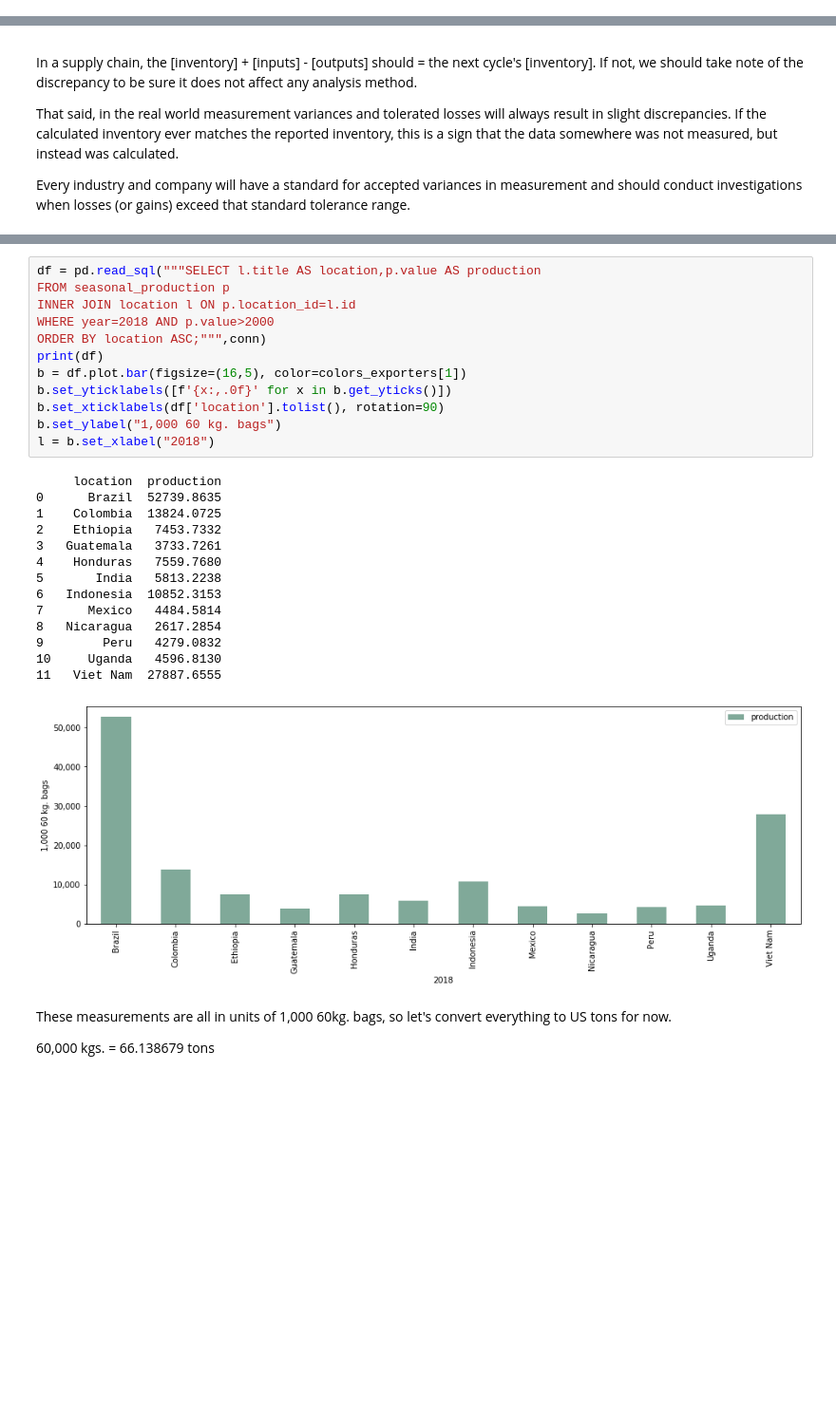
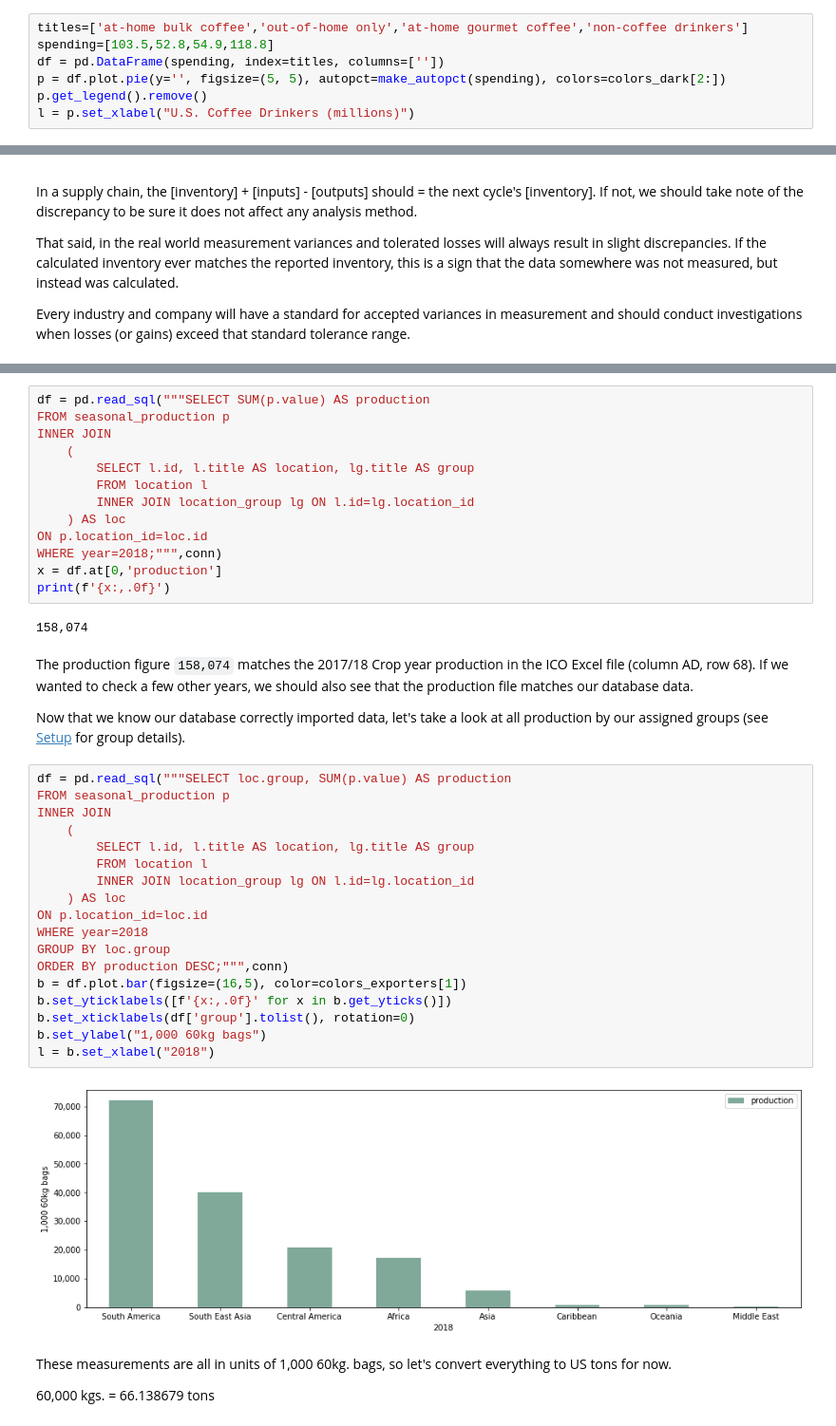
Before and after one commit to seanbhart/coffee, a Jupyter notebook: notebooks/coffee.ipynb, the cells around one changed output, grey strips where cells are left out. Shown at 95% size. Drawn from its saved outputs; the diff is of its cells as text; blank space fills up the shorter version.

Commit message:
Added some pitch slide data & added exporter inventory calculation check

```diff
--- a/notebooks/coffee.ipynb
+++ b/notebooks/coffee.ipynb
@@ -43,0 +74,7 @@ colors_importers = colors_dark[:1] + colors_dark[2:]
+# %%
+titles=['at-home bulk coffee','out-of-home only','at-home gourmet coffee','non-coffee drinkers']
+spending=[103.5,52.8,54.9,118.8]
+df = pd.DataFrame(spending, index=titles, columns=[''])
+p = df.plot.pie(y='', figsize=(5, 5), autopct=make_autopct(spending), colors=colors_dark[2:])
+p.get_legend().remove()
+l = p.set_xlabel("U.S. Coffee Drinkers (millions)")
@@ -56,30 +103,42 @@ Let's first examine the top coffee producing countries and regions to understand
+# %%
+df = pd.read_sql("""SELECT SUM(p.value) AS production
+FROM seasonal_production p
+INNER JOIN
+    (
+        SELECT l.id, l.title AS location, lg.title AS group
+        FROM location l
+        INNER JOIN location_group lg ON l.id=lg.location_id
+    ) AS loc
+ON p.location_id=loc.id
+WHERE year=2018;""",conn)
+x = df.at[0,'production']
+print(f'{x:,.0f}')
+# %% [output]
+158,074
+# %% [markdown]
+The production figure `158,074` matches the 2017/18 Crop year production in the ICO Excel file (column AD, row 68).  If we wanted to check a few other years, we should also see that the production file matches our database data.
+
+Now that we know our database correctly imported data, let's take a look at all production by our assigned groups (see [Setup](setup.ipynb) for group details).
 # %%
-df = pd.read_sql("""SELECT l.title AS location,p.value AS production
+df = pd.read_sql("""SELECT loc.group, SUM(p.value) AS production
 FROM seasonal_production p
-INNER JOIN location l ON p.location_id=l.id
-WHERE year=2018 AND p.value>2000
-ORDER BY location ASC;""",conn)
-print(df)
+INNER JOIN
+    (
+        SELECT l.id, l.title AS location, lg.title AS group
+        FROM location l
+        INNER JOIN location_group lg ON l.id=lg.location_id
+    ) AS loc
+ON p.location_id=loc.id
+WHERE year=2018
+GROUP BY loc.group
+ORDER BY production DESC;""",conn)
 b = df.plot.bar(figsize=(16,5), color=colors_exporters[1])
 b.set_yticklabels([f'{x:,.0f}' for x in b.get_yticks()])
-b.set_xticklabels(df['location'].tolist(), rotation=90)
-b.set_ylabel("1,000 60 kg. bags")
+b.set_xticklabels(df['group'].tolist(), rotation=0)
+b.set_ylabel("1,000 60kg bags")
 l = b.set_xlabel("2018")
 # %% [output]
-     location  production
-0      Brazil  52739.8635
-1    Colombia  13824.0725
-2    Ethiopia   7453.7332
-3   Guatemala   3733.7261
-4    Honduras   7559.7680
-5       India   5813.2238
-6   Indonesia  10852.3153
-7      Mexico   4484.5814
-8   Nicaragua   2617.2854
-9        Peru   4279.0832
-10     Uganda   4596.8130
-11   Viet Nam  27887.6555
-[figure, old version]
+[figure, new version]
 # %% [markdown]
 These measurements are all in units of 1,000 60kg. bags, so let's convert everything to US tons for now.
 
```
Also changed, not shown: parts of 21 cells of this notebook, 1 other file.
